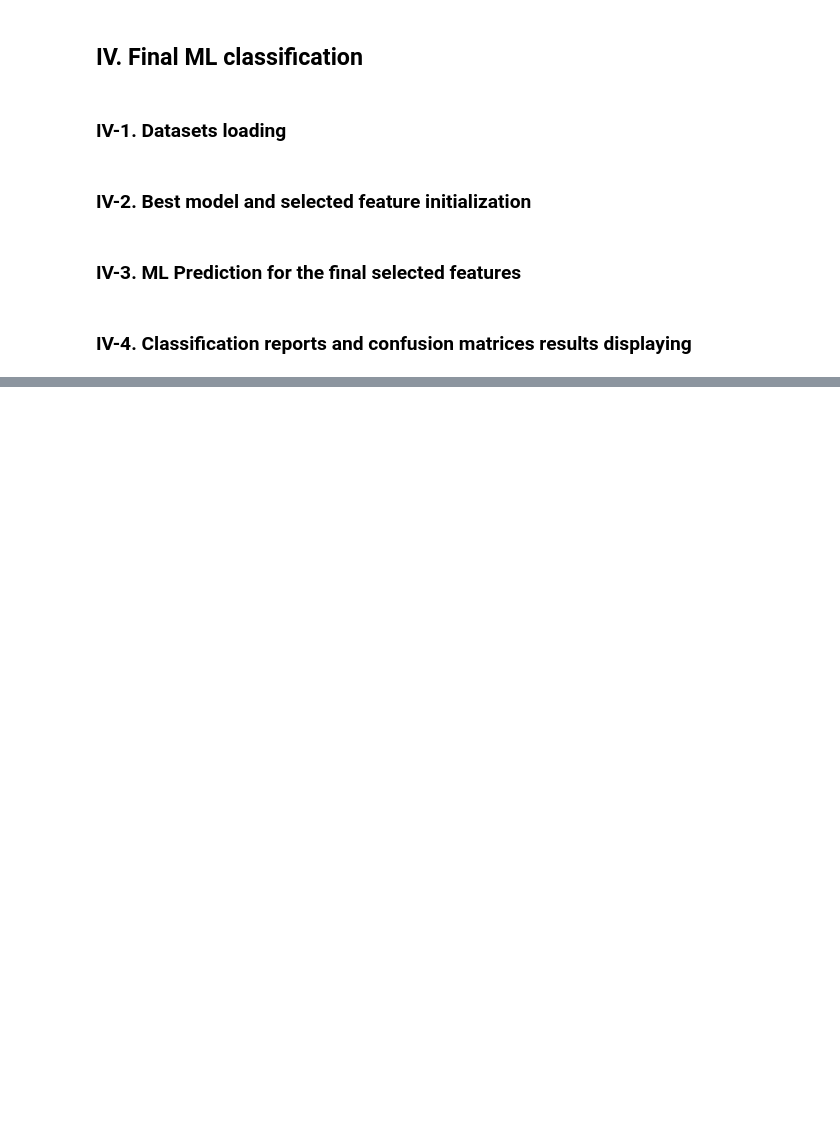
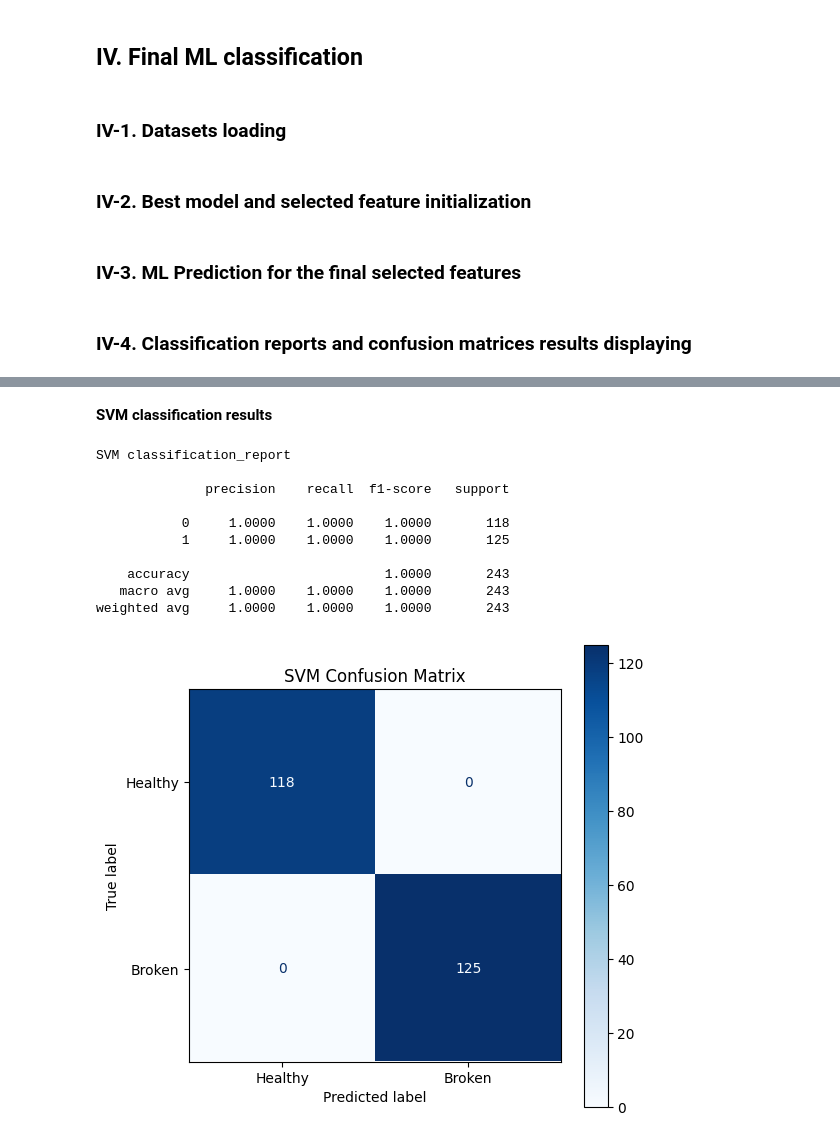
Before and after one commit to jalal-hdid/Gearbox-Fault-Diagnosis-FEN, a Jupyter notebook: Gearbox_Fault_Diagnosis_FEN.ipynb, the cells around one changed output, grey strips where cells are left out. Cells and saved outputs as stored; diff of their text form; code cells hidden in the pictures; blank space fills up the shorter version.

```diff
--- a/Gearbox_Fault_Diagnosis_FEN.ipynb
+++ b/Gearbox_Fault_Diagnosis_FEN.ipynb
@@ -723,0 +921,36 @@ weighted avg     1.0000    1.0000    1.0000       243
+# %% [markdown]
+**SVM classification results**
+# %%
+print('SVM classification_report')
+print('')
+print(classification_report(y_Test, y_pred, digits=4))
+
+cm = confusion_matrix(y_Test, y_pred)
+
+fig, ax = plt.subplots(figsize=(6, 6))
+
+disp = ConfusionMatrixDisplay(
+    confusion_matrix=cm,
+    display_labels=['Healthy', 'Broken']
+)
+
+disp.plot(
+    ax=ax,
+    cmap="Blues",  # Color theme (e.g., 'Purples', 'Greens', 'viridis')
+    values_format="d",  # Format values as integers ('d') or floats ('.2f')
+)
+
+plt.title("SVM Confusion Matrix")
+plt.show()
+# %% [output]
+SVM classification_report
+
+              precision    recall  f1-score   support
+
+           0     1.0000    1.0000    1.0000       118
+           1     1.0000    1.0000    1.0000       125
+
+    accuracy                         1.0000       243
+   macro avg     1.0000    1.0000    1.0000       243
+weighted avg     1.0000    1.0000    1.0000       243
+[figure, added]
```
Also changed, not shown: parts of 18 cells of this notebook.
